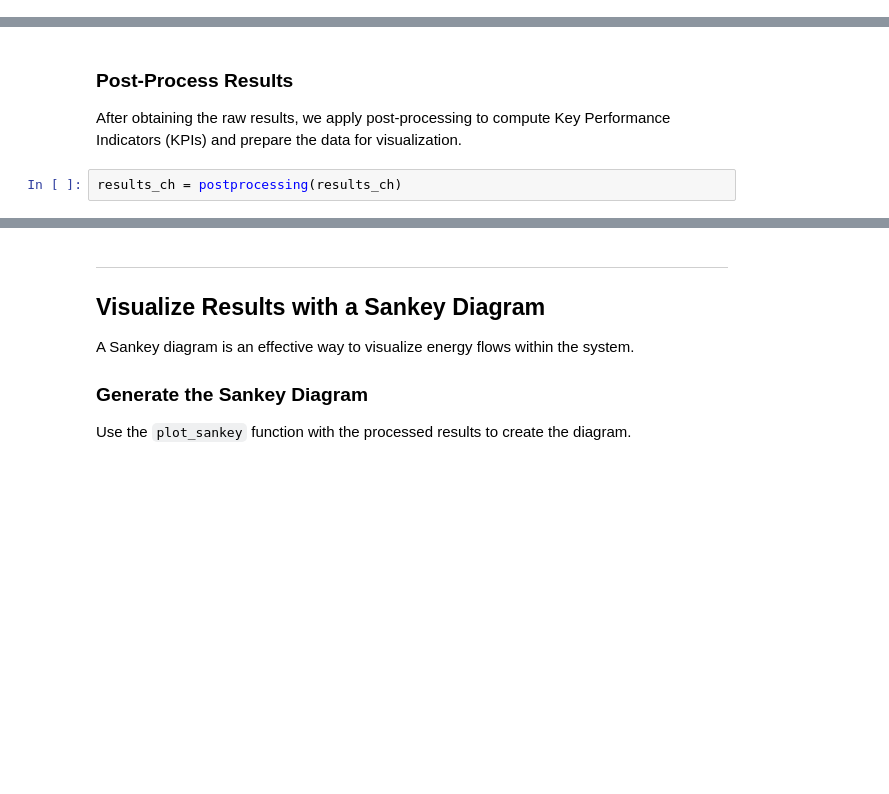
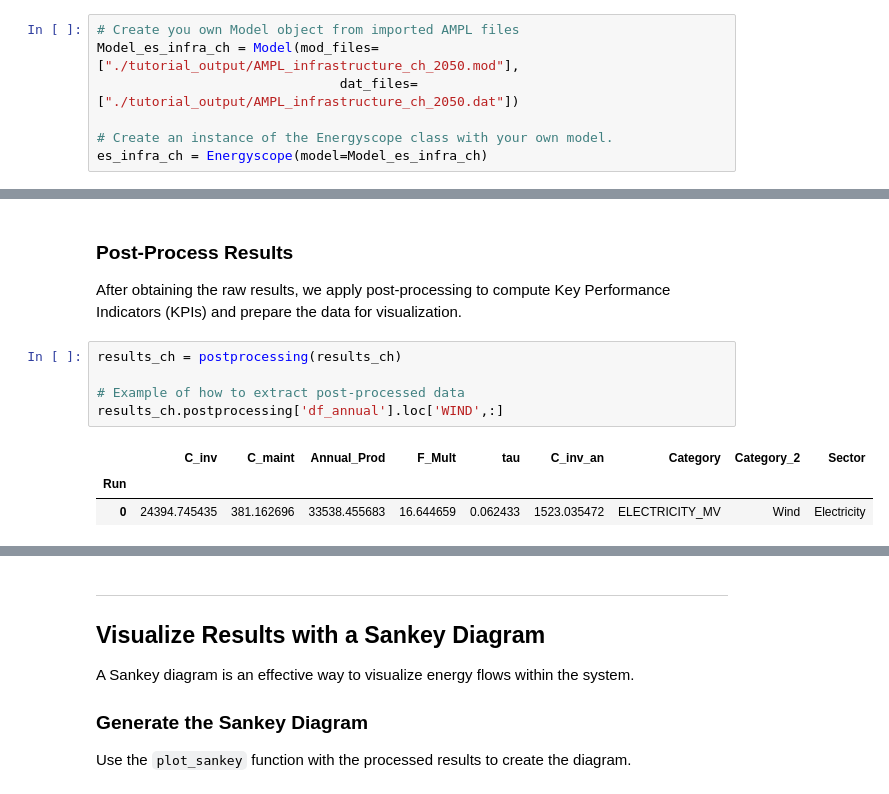
Before and after one commit to squoilin/EnergyScope_open, a Jupyter notebook: docs/tutorials/basic-run.ipynb, the cells around one changed output, grey strips where cells are left out. Saved outputs shown, nothing was run; the diff lists cells and outputs as text; blank space fills up the shorter version.

Commit message:
Adding "Load external AMPL files" to basic run

```diff
--- a/docs/tutorials/basic-run.ipynb
+++ b/docs/tutorials/basic-run.ipynb
@@ -38,3 +42,10 @@ es_infra_ch.export_glpk(mod_filename='tutorial_output/infrastructure_ch_2050.mod
+# %%
+# Create you own Model object from imported AMPL files
+Model_es_infra_ch = Model(mod_files=["./tutorial_output/AMPL_infrastructure_ch_2050.mod"],
+                               dat_files=["./tutorial_output/AMPL_infrastructure_ch_2050.dat"])
+
+# Create an instance of the Energyscope class with your own model.
+es_infra_ch = Energyscope(model=Model_es_infra_ch)
 # %% [markdown]
 ### Solve the Model
 Perform the optimization calculation. This step runs the solver and computes the optimal configuration based on the model.
@@ -49,5 +60,12 @@ absmipgap=0.102405, relmipgap=1.25629e-05
 
 ### Post-Process Results
 After obtaining the raw results, we apply post-processing to compute Key Performance Indicators (KPIs) and prepare the data for visualization.
-# %%
-results_ch = postprocessing(results_ch)
+# %%
+results_ch = postprocessing(results_ch)
+
+# Example of how to extract post-processed data
+results_ch.postprocessing['df_annual'].loc['WIND',:]
+# %% [output]
+|  | C_inv | C_maint | Annual_Prod | F_Mult | tau | C_inv_an | Category | Category_2 | Sector |
+| Run |  |  |  |  |  |  |  |  |  |
+| 0 | 24394.745435 | 381.162696 | 33538.455683 | 16.644659 | 0.062433 | 1523.035472 | ELECTRICITY_MV | Wind | Electricity |
```
Also changed, not shown: parts of 7 cells of this notebook.
